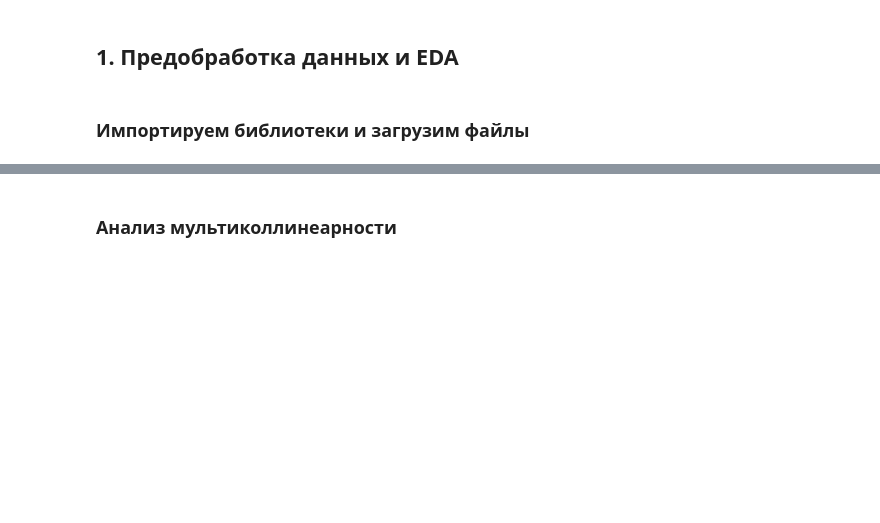
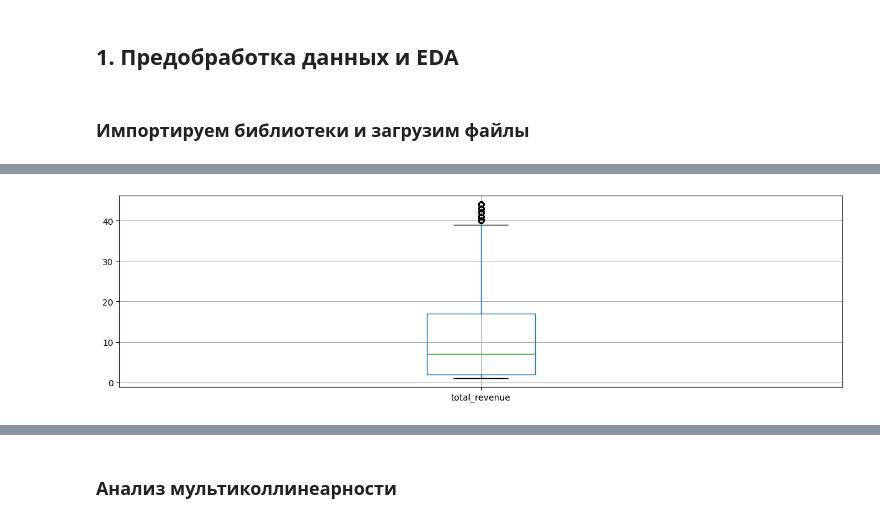
Before and after one commit to abakhmetev/Hackathon_RTK, a Jupyter notebook: Hakaton_Anna.ipynb, the cells around one changed output, grey strips where cells are left out. Cells and saved outputs as stored; diff of their text form; code cells hidden in the pictures; blank space fills up the shorter version.

```diff
--- a/Hakaton_Anna.ipynb
+++ b/Hakaton_Anna.ipynb
@@ -571,0 +543,6 @@ np.percentile(data[''], [90, 95, 99])
+# %%
+plt.figure(figsize=(15, 4))
+base_info_client.boxplot('total_revenue')
+plt.show()
+# %% [output]
+[figure, added]
```
Also changed, not shown: parts of 84 cells of this notebook.
